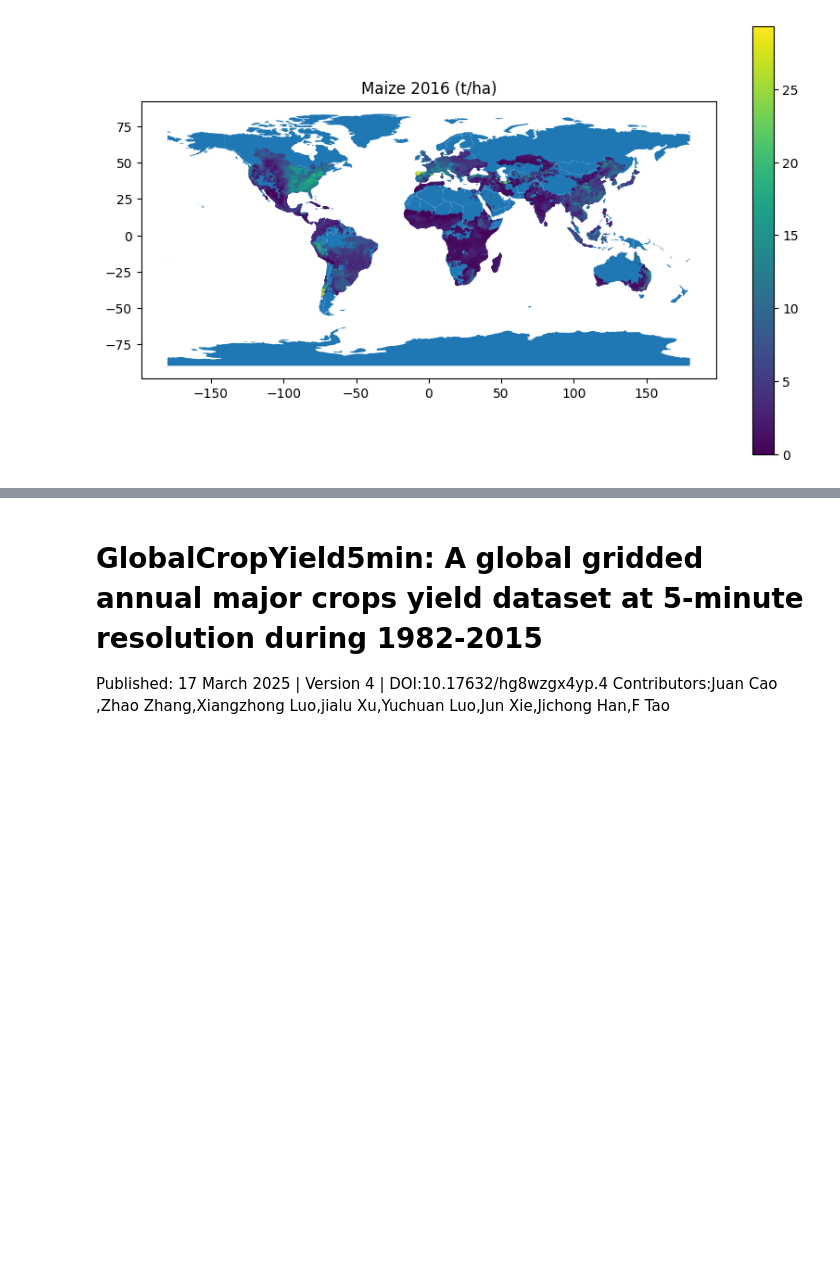
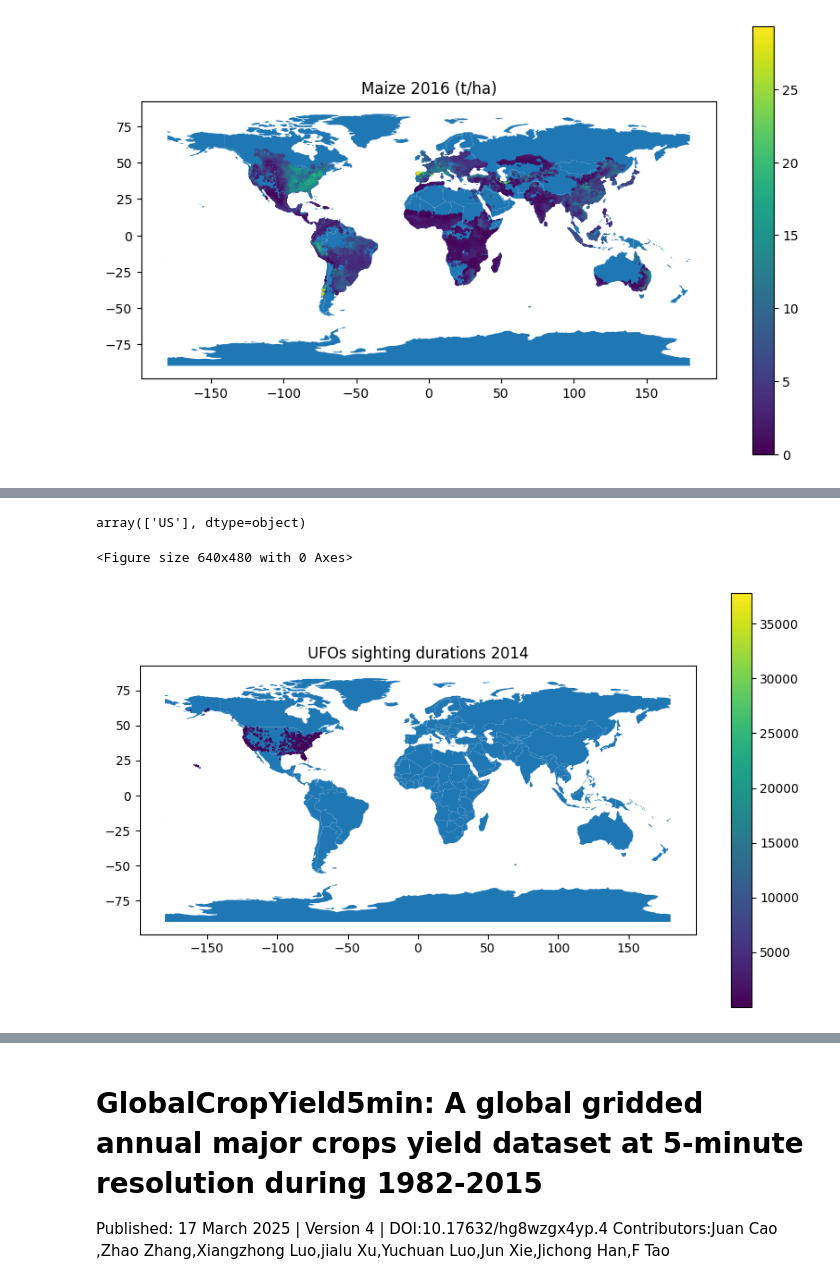
Before and after one commit to davidguzmanr/COMP-685-Fall-2025, a Jupyter notebook: notebooks/import_tests.ipynb, the cells around one changed output, grey strips where cells are left out. Saved outputs shown, nothing was run; the diff lists cells and outputs as text; code cells hidden in the pictures; blank space fills up the shorter version.

```diff
--- a/notebooks/import_tests.ipynb
+++ b/notebooks/import_tests.ipynb
@@ -277,0 +407,2 @@ plt.show()
+# %%
+df_ufo = pd.read_csv('ufo_sightings.csv')
@@ -277,0 +427,19 @@ plt.show()
+# %%
+df_ufo['Location.Country'].unique()
+# %% [output]
+array(['US'], dtype=object)
+# %%
+import matplotlib.pyplot as plt
+import geopandas as gpd
+year = 2014
+plt.figure()
+gdf = gpd.GeoDataFrame(df_ufo[(df_ufo['date'].dt.year == year)], geometry=gpd.points_from_xy(df_ufo[df_ufo['date'].dt.year == year]['Location.Coordinates.Longitude '], df_ufo[(df_ufo['date'].dt.year == year)]['Location.Coordinates.Latitude ']))
+
+world = gpd.read_file(gpd.datasets.get_path('naturalearth_lowres'))
+
+gdf.plot(ax=world.plot(figsize=(10, 6)), column=df_ufo[(df_ufo['date'].dt.year == year)]['Data.Encounter duration'], markersize=0.2, legend=True)
+plt.title(f"UFOs sighting durations {year}")
+plt.show()
+# %% [output]
+<Figure size 640x480 with 0 Axes>
+[figure, added]
```
Also changed, not shown: parts of 24 cells of this notebook, 2 other files.
